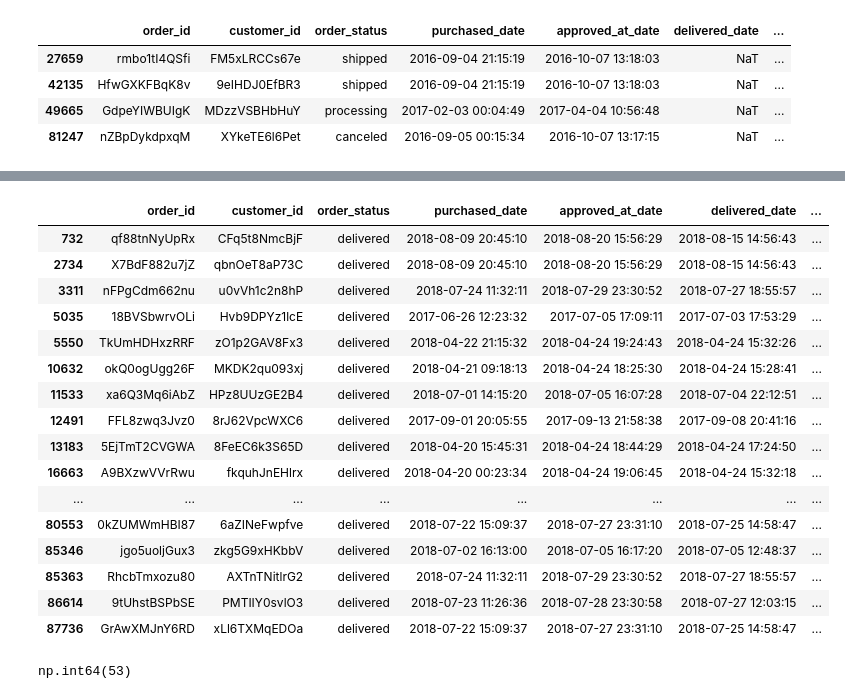
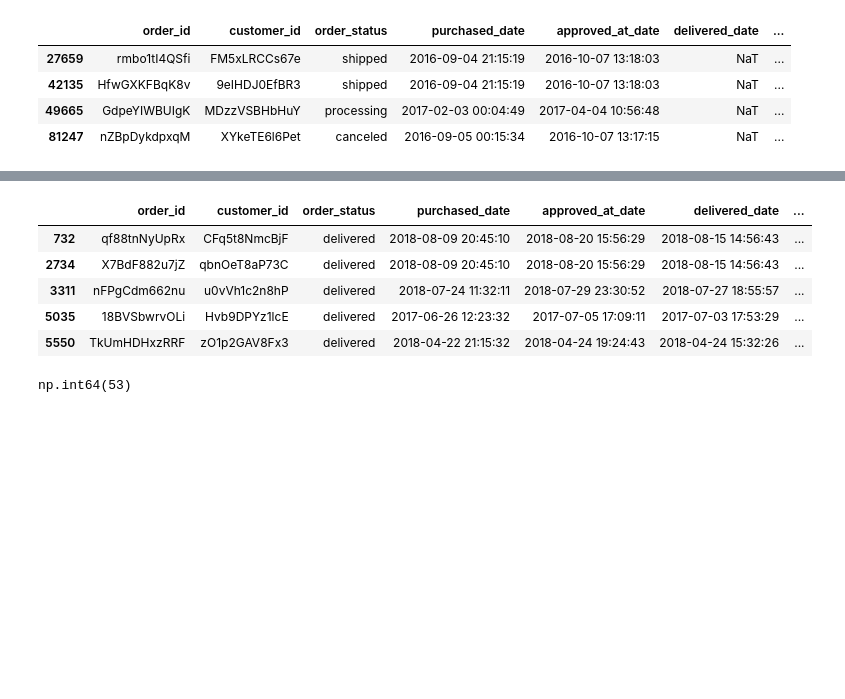
Before and after one commit to mkudim/Exploratory_data_analysis_EDA, a Jupyter notebook: Ecom_orders_supply/EDA/EDA_orders.ipynb, the cells around one changed output, grey strips where cells are left out. Drawn from its saved outputs; the diff is of its cells as text; code cells hidden in the pictures; blank space fills up the shorter version.

```diff
--- a/Ecom_orders_supply/EDA/EDA_orders.ipynb
+++ b/Ecom_orders_supply/EDA/EDA_orders.ipynb
@@ -381,29 +367,18 @@ df_o[df_o['dt_purchased_estimated'] > 60]
 # %%
 # пометим флагами аномальные даты (отрицательные и с задержками)
 # задержкой будем считать разницу дат:
 # dt_purchased_approved > 30 дней
 # dt_approved_delivered > 60 дней
 # dt_purchased_estimated > 90 дней
 df_o['is_negative_delivery_time'] = df_o['dt_approved_delivered'] < 0
-df_o[df_o['is_negative_delivery_time'] == True]
+df_o[df_o['is_negative_delivery_time'] == True].head()
 # %% [output]
 |  | order_id | customer_id | order_status | purchased_date | approved_at_date | delivered_date | ... |
 | 732 | qf88tnNyUpRx | CFq5t8NmcBjF | delivered | 2018-08-09 20:45:10 | 2018-08-20 15:56:29 | 2018-08-15 14:56:43 | ... |
 | 2734 | X7BdF882u7jZ | qbnOeT8aP73C | delivered | 2018-08-09 20:45:10 | 2018-08-20 15:56:29 | 2018-08-15 14:56:43 | ... |
 | 3311 | nFPgCdm662nu | u0vVh1c2n8hP | delivered | 2018-07-24 11:32:11 | 2018-07-29 23:30:52 | 2018-07-27 18:55:57 | ... |
 | 5035 | 18BVSbwrvOLi | Hvb9DPYz1lcE | delivered | 2017-06-26 12:23:32 | 2017-07-05 17:09:11 | 2017-07-03 17:53:29 | ... |
 | 5550 | TkUmHDHxzRRF | zO1p2GAV8Fx3 | delivered | 2018-04-22 21:15:32 | 2018-04-24 19:24:43 | 2018-04-24 15:32:26 | ... |
-| 10632 | okQ0ogUgg26F | MKDK2qu093xj | delivered | 2018-04-21 09:18:13 | 2018-04-24 18:25:30 | 2018-04-24 15:28:41 | ... |
-| 11533 | xa6Q3Mq6iAbZ | HPz8UUzGE2B4 | delivered | 2018-07-01 14:15:20 | 2018-07-05 16:07:28 | 2018-07-04 22:12:51 | ... |
-| 12491 | FFL8zwq3Jvz0 | 8rJ62VpcWXC6 | delivered | 2017-09-01 20:05:55 | 2017-09-13 21:58:38 | 2017-09-08 20:41:16 | ... |
-| 13183 | 5EjTmT2CVGWA | 8FeEC6k3S65D | delivered | 2018-04-20 15:45:31 | 2018-04-24 18:44:29 | 2018-04-24 17:24:50 | ... |
-| 16663 | A9BXzwVVrRwu | fkquhJnEHlrx | delivered | 2018-04-20 00:23:34 | 2018-04-24 19:06:45 | 2018-04-24 15:32:18 | ... |
-| ... | ... | ... | ... | ... | ... | ... | ... |
-| 80553 | 0kZUMWmHBI87 | 6aZINeFwpfve | delivered | 2018-07-22 15:09:37 | 2018-07-27 23:31:10 | 2018-07-25 14:58:47 | ... |
-| 85346 | jgo5uoljGux3 | zkg5G9xHKbbV | delivered | 2018-07-02 16:13:00 | 2018-07-05 16:17:20 | 2018-07-05 12:48:37 | ... |
-| 85363 | RhcbTmxozu80 | AXTnTNitlrG2 | delivered | 2018-07-24 11:32:11 | 2018-07-29 23:30:52 | 2018-07-27 18:55:57 | ... |
-| 86614 | 9tUhstBSPbSE | PMTIIY0svlO3 | delivered | 2018-07-23 11:26:36 | 2018-07-28 23:30:58 | 2018-07-27 12:03:15 | ... |
-| 87736 | GrAwXMJnY6RD | xLl6TXMqEDOa | delivered | 2018-07-22 15:09:37 | 2018-07-27 23:31:10 | 2018-07-25 14:58:47 | ... |
 # %%
 df_o[df_o['is_negative_delivery_time'] == True].is_negative_delivery_time.count()
 # %% [output]
```
Also changed, not shown: parts of 6 cells of this notebook.
